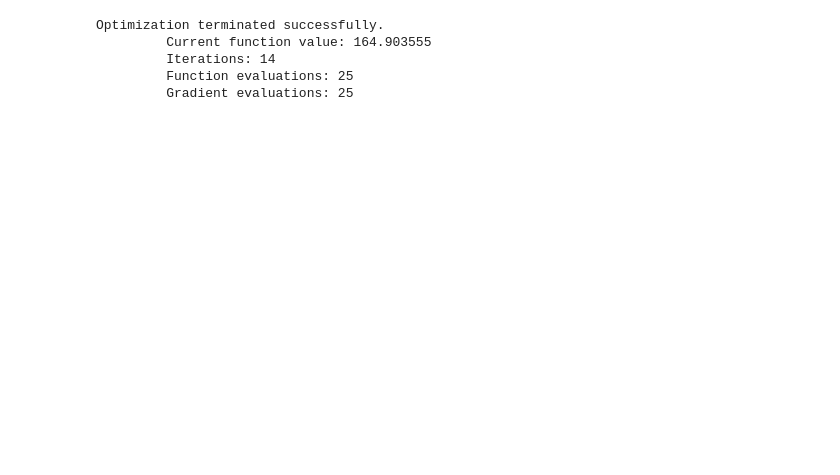
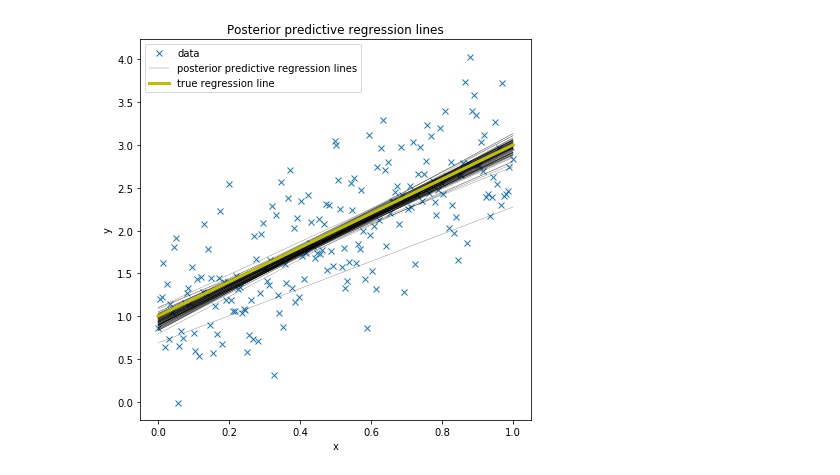
Before and after one commit to atsky/bayesian-exponential-family-PCA, a Jupyter notebook: PyMC3Test2.ipynb, the cells around one changed output. Saved outputs shown, nothing was run; the diff lists cells and outputs as text; code cells hidden in the pictures; blank space fills up the shorter version.

```diff
--- a/PyMC3Test2.ipynb
+++ b/PyMC3Test2.ipynb
@@ -27,20 +27,20 @@ plt.legend(loc=0);
-# %%
-with Model() as model: # model specifications in PyMC3 are wrapped in a with-statement
-    # Define priors
-    sigma = Uniform('sigma', 0, 20)
-    intercept = Normal('Intercept', 0, sd=20)
-    x_coeff = Normal('x', 0, sd=20)
-
-    # Define likelihood
-    likelihood = Normal('y', mu=intercept + x_coeff * x, sd=sigma, observed=y)
-
-    # Inference!
-    start = find_MAP() # Find starting value by optimization
-    step = NUTS(state=start) # Instantiate MCMC sampling algorithm
-    trace = sample(2000, step, start=start, progressbar=False) # draw 2000 posterior samples using NUTS sampling
-# %% [output]
-Optimization terminated successfully.
-         Current function value: 164.903555
-         Iterations: 14
-         Function evaluations: 25
-         Gradient evaluations: 25
+# %%
+with Model() as model:
+    # specify glm and pass in data. The resulting linear model, its likelihood and
+    # and all its parameters are automatically added to our model.
+    glm.glm('y ~ x', data)
+    step = NUTS() # Instantiate MCMC sampling algorithm
+    trace = sample(2000, step, progressbar=False) # draw 2000 posterior samples using NUTS sampling
+# %%
+plt.figure(figsize=(7, 7))
+plt.plot(x, y, 'x', label='data')
+glm.plot_posterior_predictive(trace, samples=100,
+                              label='posterior predictive regression lines')
+plt.plot(x, true_regression_line, label='true regression line', lw=3., c='y')
+
+plt.title('Posterior predictive regression lines')
+plt.legend(loc=0)
+plt.xlabel('x')
+plt.ylabel('y');
+# %% [output]
+[figure, added]
```
Also changed, not shown: parts of 2 cells of this notebook, 1 other file.
